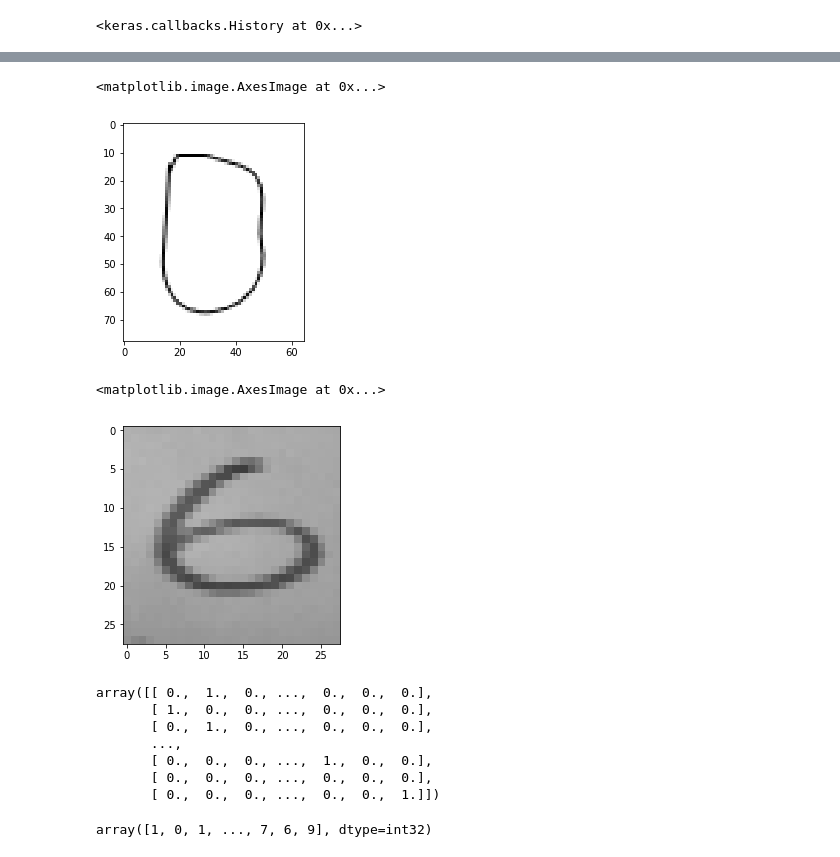
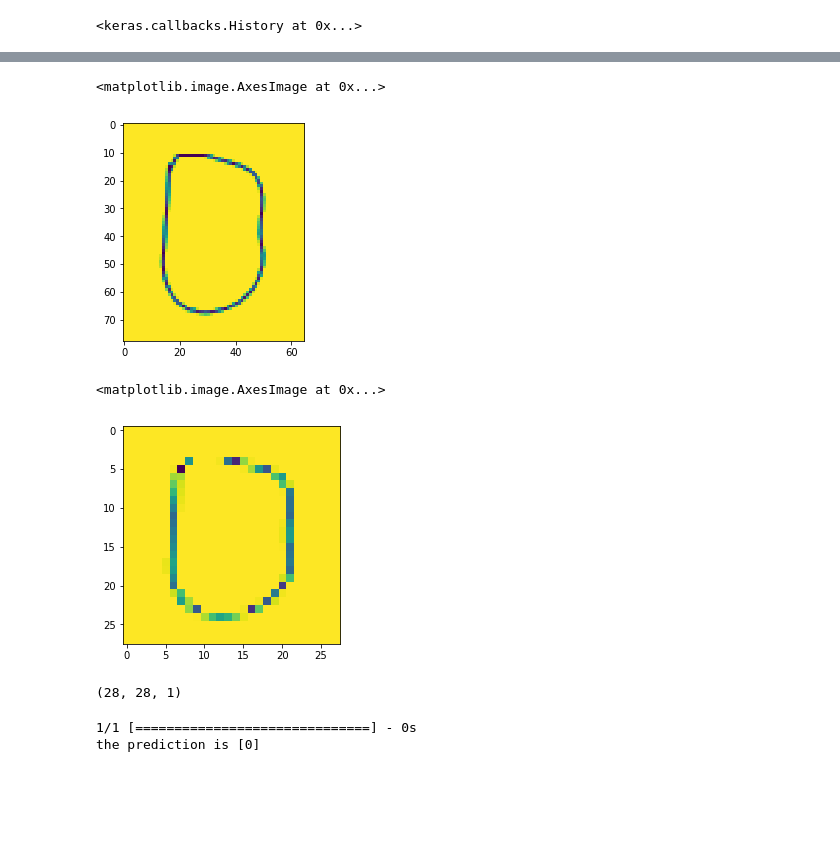
Before and after one commit to nathanie/practical-data-science-course, a Jupyter notebook: practical_session_3/mnist/models/image_basics_mnist.ipynb, the cells around one changed output, grey strips where cells are left out. Saved outputs shown, nothing was run; the diff lists cells and outputs as text; code cells hidden in the pictures; blank space fills up the shorter version.

```diff
--- a/practical_session_3/mnist/models/image_basics_mnist.ipynb
+++ b/practical_session_3/mnist/models/image_basics_mnist.ipynb
@@ -504,14 +542,21 @@ KeyboardInterrupt:
 # %%
-import cv2
-img = cv2.imread('../input/zero.png')
+from PIL import Image
+from skimage import io
+from skimage.transform import resize
+img = io.imread('../input/zero.png', as_grey=True)
 plt.imshow(img)
 # %% [output]
 <matplotlib.image.AxesImage at 0x...>
-[figure, old version]
+[figure, new version]
 # %%
-img_resized = cv2.resize(img,(28,28))
+img_resized = resize(img,(28,28))
+
 plt.imshow(img_resized)
 # %% [output]
 <matplotlib.image.AxesImage at 0x...>
-[figure, old version]
+[figure, new version]
+# %%
+X_train[1].shape
+# %% [output]
+(28, 28, 1)
 # %%
@@ -519,14 +564,5 @@ img_reshaped = np.array(img_resized[:,:,0]).reshape(1,28,28,1)
-# %%
-OHE_y_train
-# %% [output]
-array([[ 0.,  1.,  0., ...,  0.,  0.,  0.],
-       [ 1.,  0.,  0., ...,  0.,  0.,  0.],
-       [ 0.,  1.,  0., ...,  0.,  0.,  0.],
-       ...,
-       [ 0.,  0.,  0., ...,  1.,  0.,  0.],
-       [ 0.,  0.,  0., ...,  0.,  0.,  0.],
-       [ 0.,  0.,  0., ...,  0.,  0.,  1.]])
-# %%
-y_train
-# %% [output]
-array([1, 0, 1, ..., 7, 6, 9], dtype=int32)
+# %%
+print('the prediction is {} '.format(model.predict_classes(img_reshaped)))
+# %% [output]
+1/1 [==============================] - 0s
+the prediction is [0]
```
Also changed, not shown: parts of 7 cells of this notebook, 1 other file.
